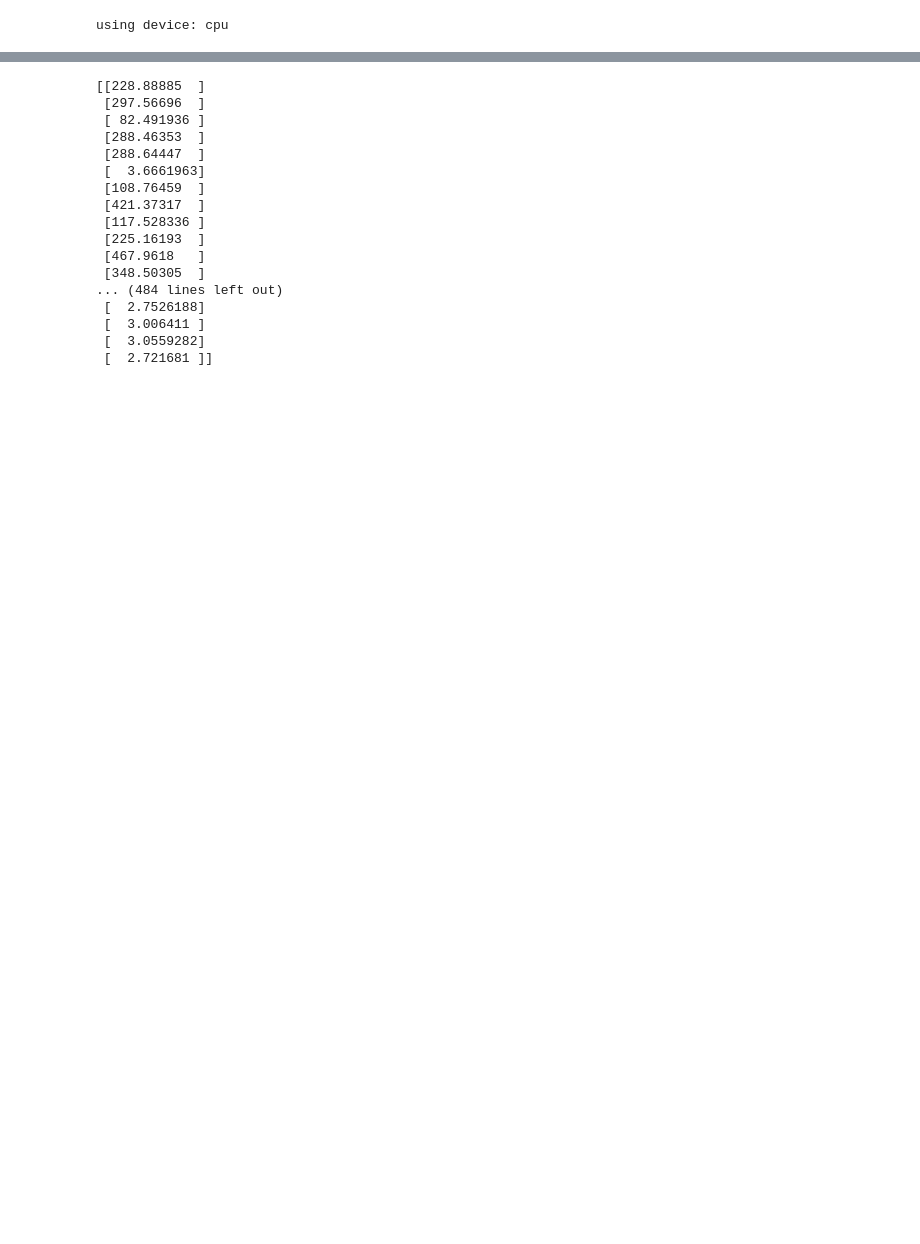
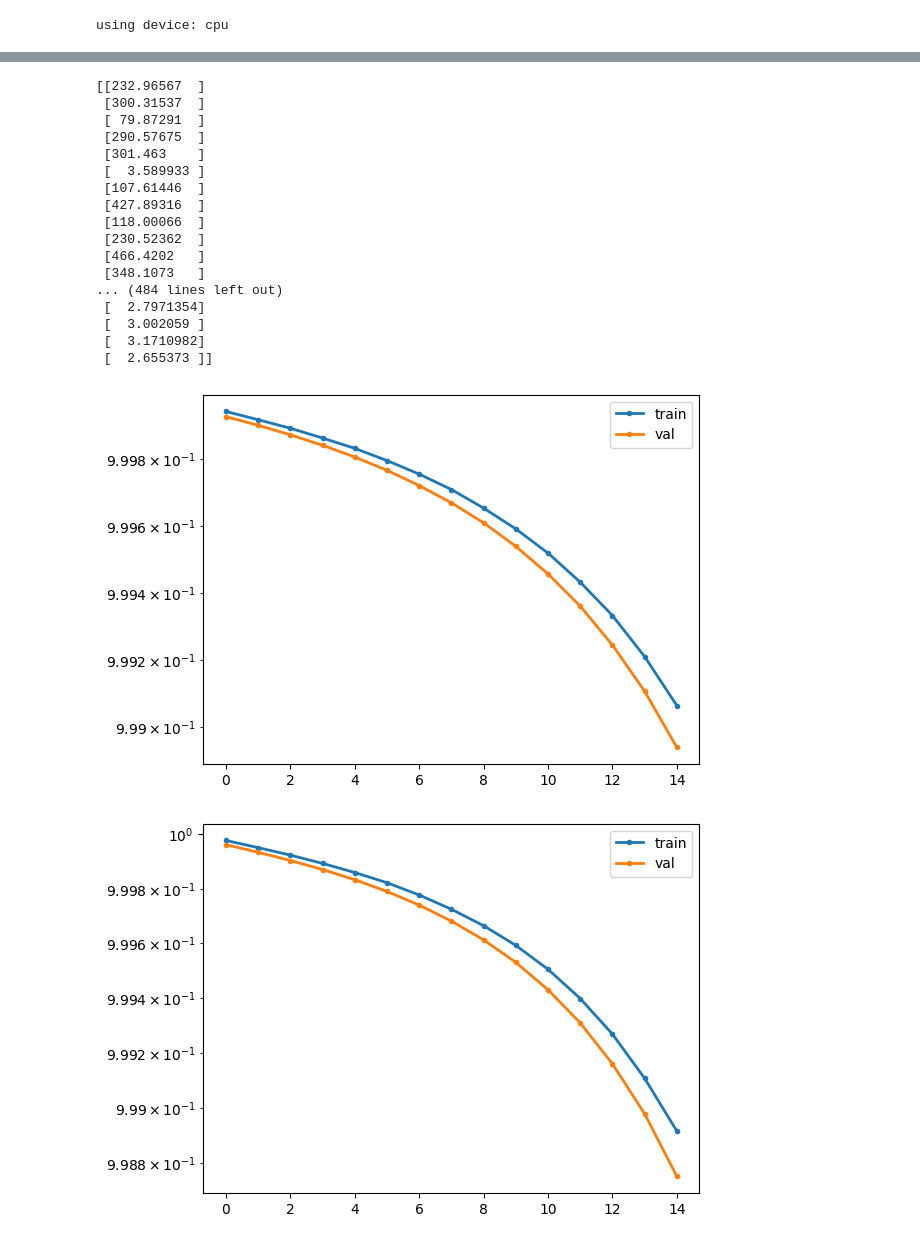
Before and after one commit to julian1501/3EBX0-Hydraullic-Gr-13, a Jupyter notebook: Notebook.ipynb, the cells around one changed output, grey strips where cells are left out. Drawn from its saved outputs; the diff is of its cells as text; code cells hidden in the pictures; blank space fills up the shorter version.

```diff
--- a/Notebook.ipynb
+++ b/Notebook.ipynb
@@ -149,7 +208,7 @@ class HydraullicModel(nn.Module):
 
 
     def forward(self, x, width=width):
-        ApplySymmetry()
+#        ApplySymmetry()
         x = F.relu(self.conv1(x))
         x = F.relu(self.conv2(x))
         x = self.maxpool(x)
@@ -162,7 +221,7 @@ class HydraullicModel(nn.Module):
 
         x = self.flatten(x)
         x = self.fc1(x)
-        GroupAverage()
+#        GroupAverage()
 
         # SquareRoot()
         return x
@@ -236,7 +295,7 @@ def train_model(train_loader,
     return model, loss_dict
 # %%
 # Define model arguments
-max_epochs = 1000
+max_epochs = 500
 lr = 1e-5
 loss_fn = rmspe
 set_exit_condition = False
@@ -295,24 +338,27 @@ Estimated Total Size (MB): 1.26
 # %%
 ### GENERATE OUTPUT CSV
+
+model = torch.load('model_2024-06-16 17_48_47')
+
 y_pred = model(torch.tensor(in_test_data, dtype=torch.float32).unsqueeze(1).to(device))
 y_pred_kag = y_pred.detach().numpy()
 print(y_pred_kag)
 pd.DataFrame(y_pred_kag).to_csv("kaggle_submission.csv", header=["Solution"], index_label="Id")
 # %% [output]
-[[228.88885  ]
- [297.56696  ]
- [ 82.491936 ]
- [288.46353  ]
- [288.64447  ]
- [  3.6661963]
- [108.76459  ]
- [421.37317  ]
- [117.528336 ]
- [225.16193  ]
- [467.9618   ]
- [348.50305  ]
+[[232.96567  ]
+ [300.31537  ]
+ [ 79.87291  ]
+ [290.57675  ]
+ [301.463    ]
+ [  3.589933 ]
+ [107.61446  ]
+ [427.89316  ]
+ [118.00066  ]
+ [230.52362  ]
+ [466.4202   ]
+ [348.1073   ]
 ... (484 lines left out)
- [  2.7526188]
- [  3.006411 ]
- [  3.0559282]
- [  2.721681 ]]
+ [  2.7971354]
+ [  3.002059 ]
+ [  3.1710982]
+ [  2.655373 ]]
@@ -318,0 +438,19 @@ pd.DataFrame(y_pred_kag).to_csv("kaggle_submission.csv", header=["Solution"], in
+# %%
+max_epochs = 15
+lr = 1e-6
+loss_fn = rmspe
+set_exit_condition = False
+
+model = HydraullicModel().to(device)
+
+results = train_model_kaggle(train_loader,
+    val_loader,
+    model,
+    nepochs=max_epochs,
+    lr=lr,
+    loss_fn=loss_fn,
+    batch_size=2**6,
+    plot_result=True)
+# %% [output]
+[figure, added]
+[figure, added]
```
Also changed, not shown: parts of 8 cells of this notebook.
